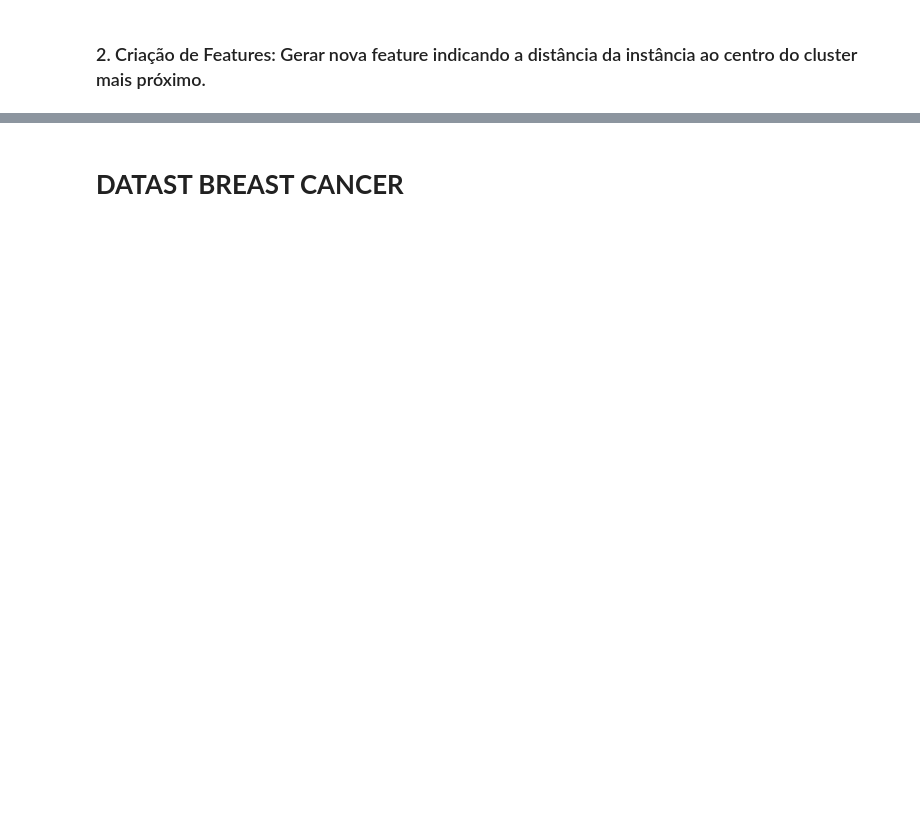
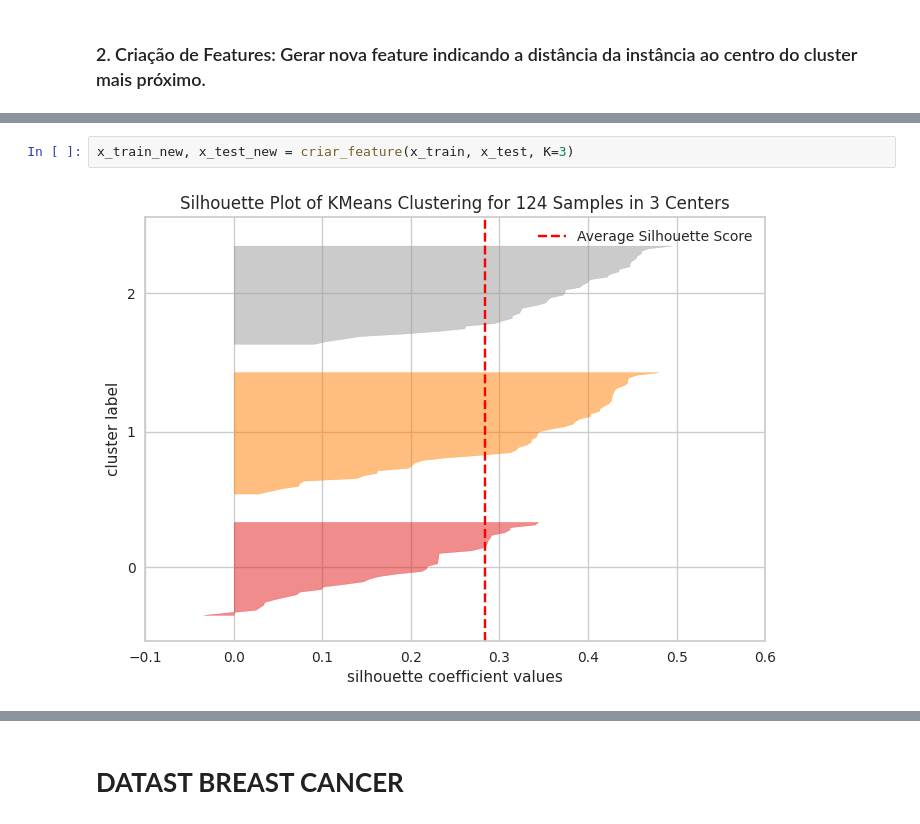
Before and after one commit to rodrigo1992-cmyk/Faculdade, a Jupyter notebook: Notebooks/rodrigo_mesquita_PB_TP4_V2.ipynb, the cells around one changed output, grey strips where cells are left out. Cells and saved outputs as stored; diff of their text form; blank space fills up the shorter version.

```diff
--- a/Notebooks/rodrigo_mesquita_PB_TP4_V2.ipynb
+++ b/Notebooks/rodrigo_mesquita_PB_TP4_V2.ipynb
@@ -357,0 +362,4 @@ AUC:            Df Orig:98% | Novo:98%
+# %%
+x_train_new, x_test_new = criar_feature(x_train, x_test, K=3)
+# %% [output]
+[figure, added]
```
Also changed, not shown: parts of 20 cells of this notebook.
